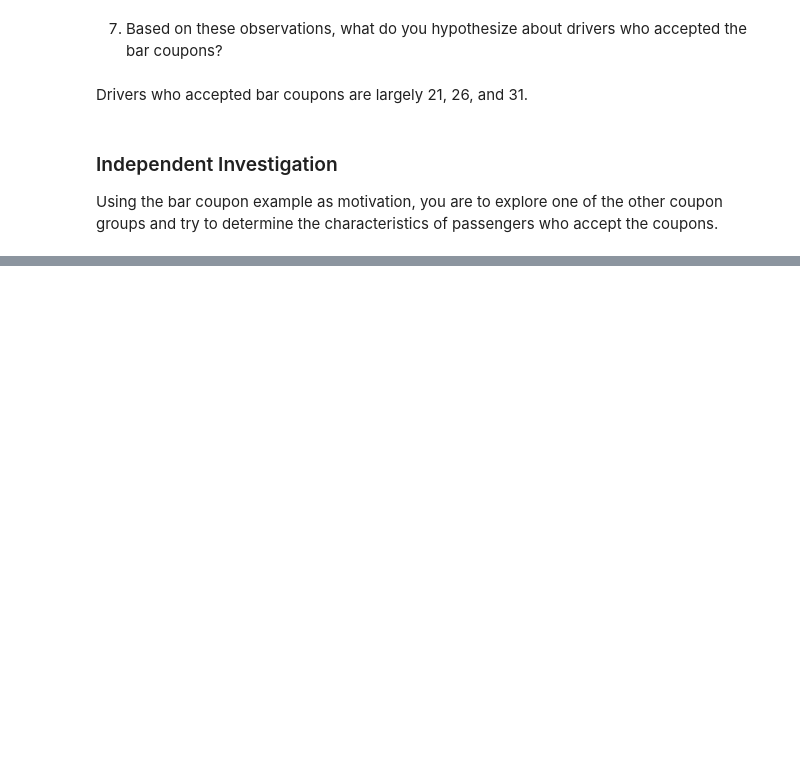
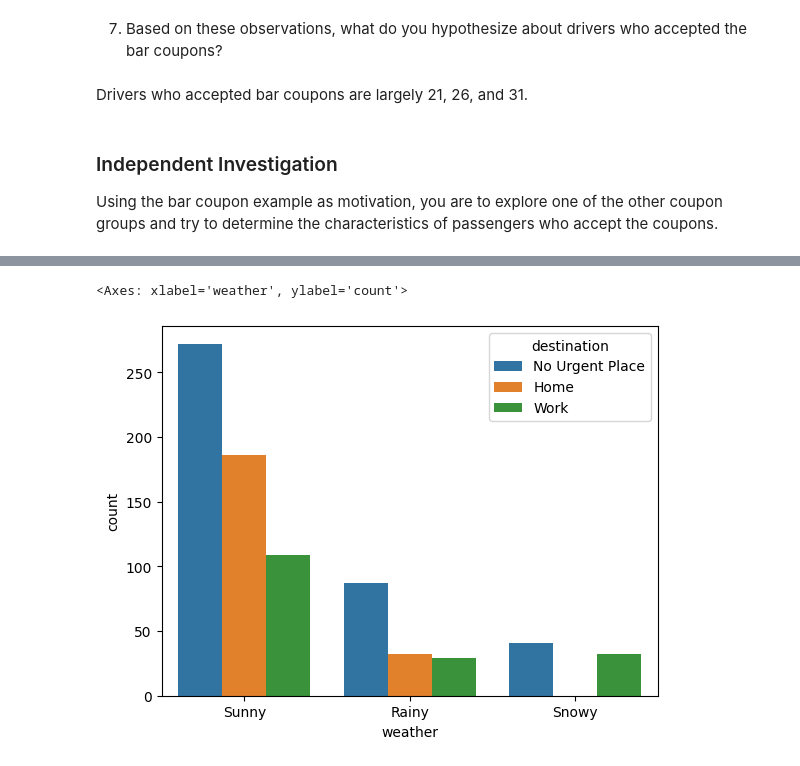
Before and after one commit to rosaisatbase/Berkeley, a Jupyter notebook: prompt.ipynb, the cells around one changed output, grey strips where cells are left out. Drawn from its saved outputs; the diff is of its cells as text; code cells hidden in the pictures; blank space fills up the shorter version.

```diff
--- a/prompt.ipynb
+++ b/prompt.ipynb
@@ -336,0 +378,6 @@ Using the bar coupon example as motivation, you are to explore one of the other
+# %%
+bar_data_weather = bar_data.query("Y == 1")
+sns.countplot(bar_data_weather,x = 'weather',hue="destination")
+# %% [output]
+<Axes: xlabel='weather', ylabel='count'>
+[figure, added]
```
Also changed, not shown: parts of 9 cells of this notebook.
